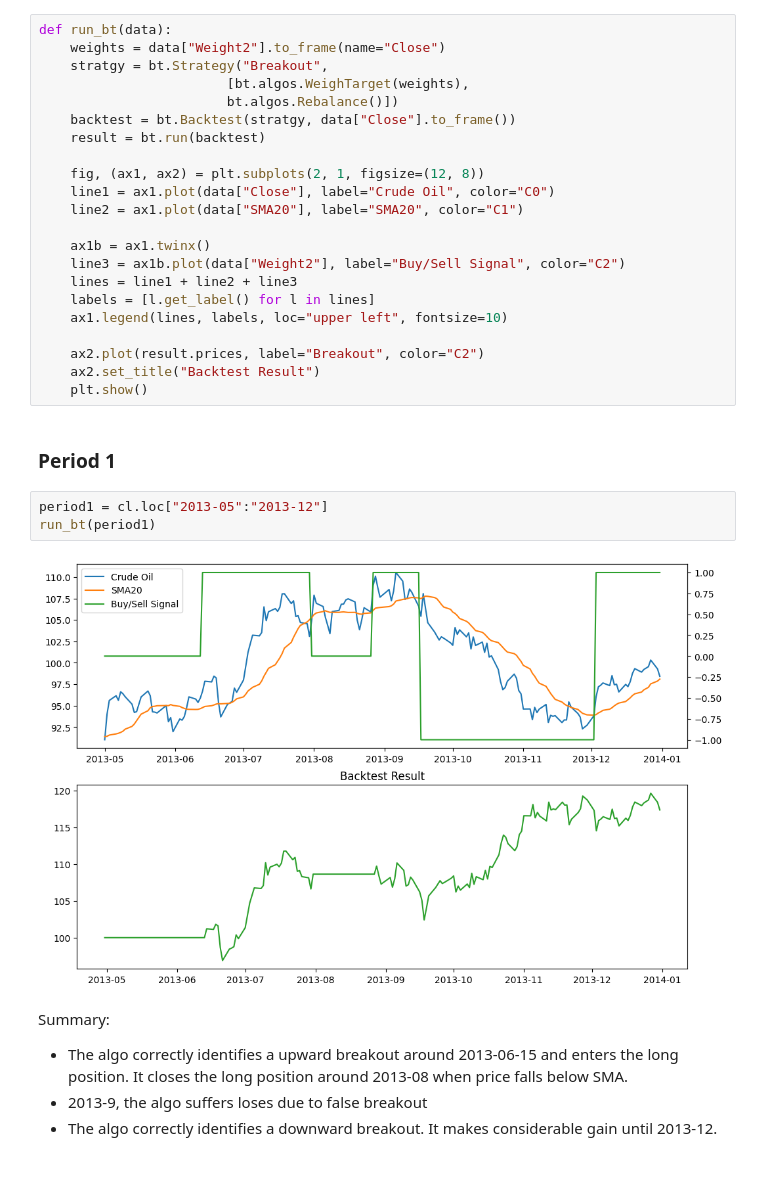
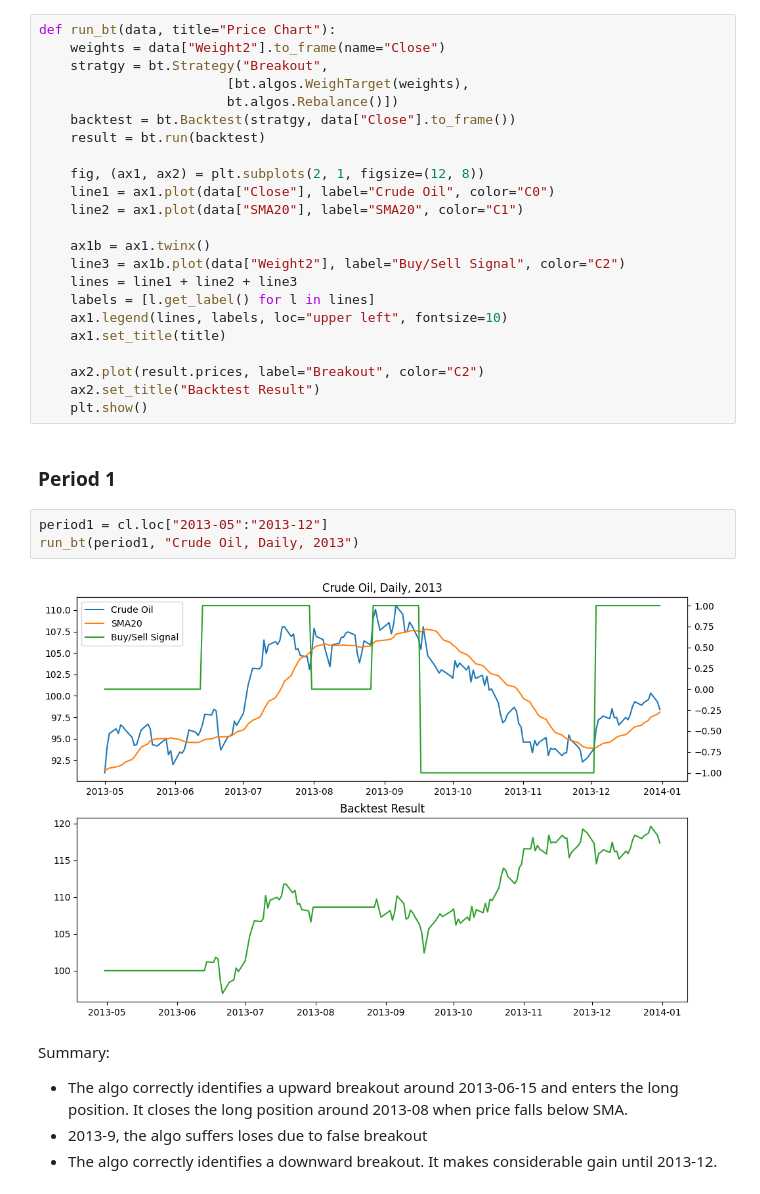
Before and after one commit to printfCRLF/bt, a Jupyter notebook: my_examples/consolidation_breakout_algov2.ipynb, the cells around one changed output. Cells and saved outputs as stored; diff of their text form.

```diff
--- a/my_examples/consolidation_breakout_algov2.ipynb
+++ b/my_examples/consolidation_breakout_algov2.ipynb
@@ -430,7 +430,7 @@ diagnose(cl201314, "Crude Oil 2013-05 to 2013-12")
 # %% [markdown]
 ## Backtesting
 # %%
-def run_bt(data):
+def run_bt(data, title="Price Chart"):
     weights = data["Weight2"].to_frame(name="Close")
     stratgy = bt.Strategy("Breakout",
                         [bt.algos.WeighTarget(weights),
@@ -447,6 +447,7 @@ def run_bt(data):
     lines = line1 + line2 + line3
     labels = [l.get_label() for l in lines]
     ax1.legend(lines, labels, loc="upper left", fontsize=10)
+    ax1.set_title(title)
 
     ax2.plot(result.prices, label="Breakout", color="C2")
     ax2.set_title("Backtest Result")
@@ -455,9 +456,9 @@ def run_bt(data):
 ### Period 1
 # %%
 period1 = cl.loc["2013-05":"2013-12"]
-run_bt(period1)
+run_bt(period1, "Crude Oil, Daily, 2013")
 # %% [output]
-[figure, old version]
+[figure, new version]
 # %% [markdown]
 Summary:
 * The algo correctly identifies a upward breakout around 2013-06-15 and enters the long position.
```
Also changed, not shown: parts of 2 cells of this notebook, 1 other file.
